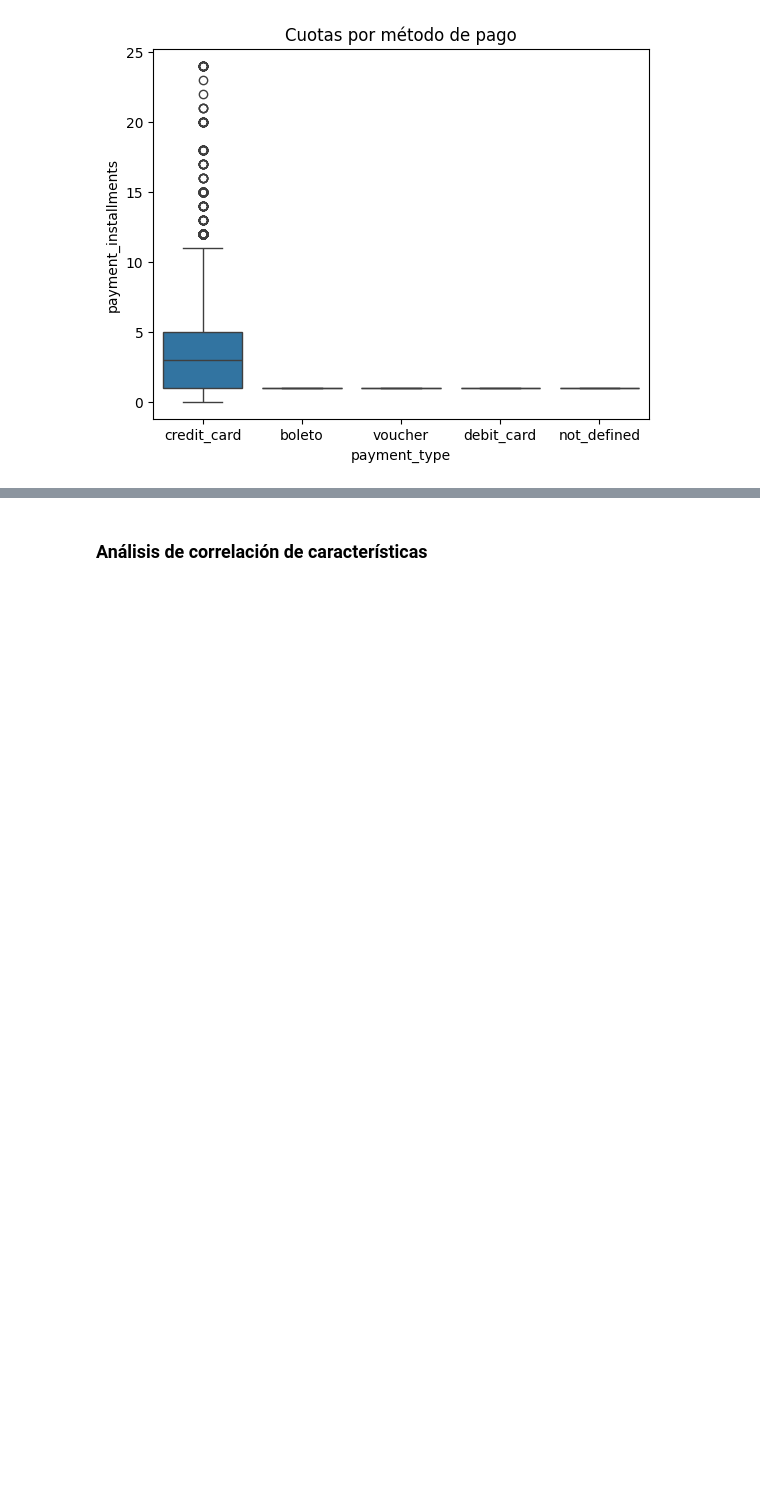
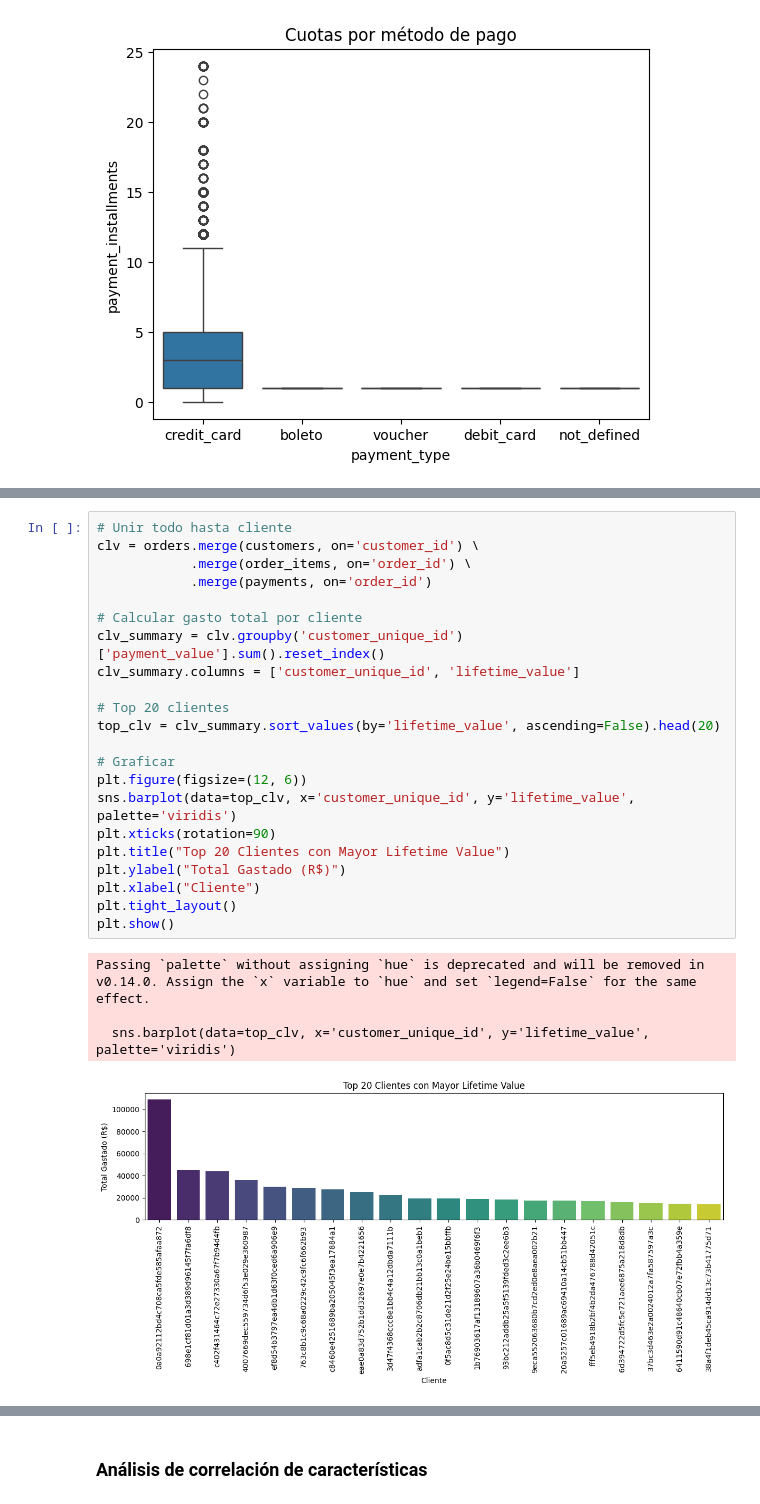
Before and after one commit to JoaquinCampos22155/proyecto3_Mineria, a Jupyter notebook: reporteEDA_copy.ipynb, the cells around one changed output, grey strips where cells are left out. Drawn from its saved outputs; the diff is of its cells as text; blank space fills up the shorter version.

```diff
--- a/reporteEDA_copy.ipynb
+++ b/reporteEDA_copy.ipynb
@@ -502,0 +527,27 @@ plt.show()
+# %%
+# Unir todo hasta cliente
+clv = orders.merge(customers, on='customer_id') \
+            .merge(order_items, on='order_id') \
+            .merge(payments, on='order_id')
+
+# Calcular gasto total por cliente
+clv_summary = clv.groupby('customer_unique_id')['payment_value'].sum().reset_index()
+clv_summary.columns = ['customer_unique_id', 'lifetime_value']
+
+# Top 20 clientes
+top_clv = clv_summary.sort_values(by='lifetime_value', ascending=False).head(20)
+
+# Graficar
+plt.figure(figsize=(12, 6))
+sns.barplot(data=top_clv, x='customer_unique_id', y='lifetime_value', palette='viridis')
+plt.xticks(rotation=90)
+plt.title("Top 20 Clientes con Mayor Lifetime Value")
+plt.ylabel("Total Gastado (R$)")
+plt.xlabel("Cliente")
+plt.tight_layout()
+plt.show()
+# %% [output]
+Passing `palette` without assigning `hue` is deprecated and will be removed in v0.14.0. Assign the `x` variable to `hue` and set `legend=False` for the same effect.
+
+  sns.barplot(data=top_clv, x='customer_unique_id', y='lifetime_value', palette='viridis')
+[figure, added]
```
Also changed, not shown: parts of 18 cells of this notebook.
